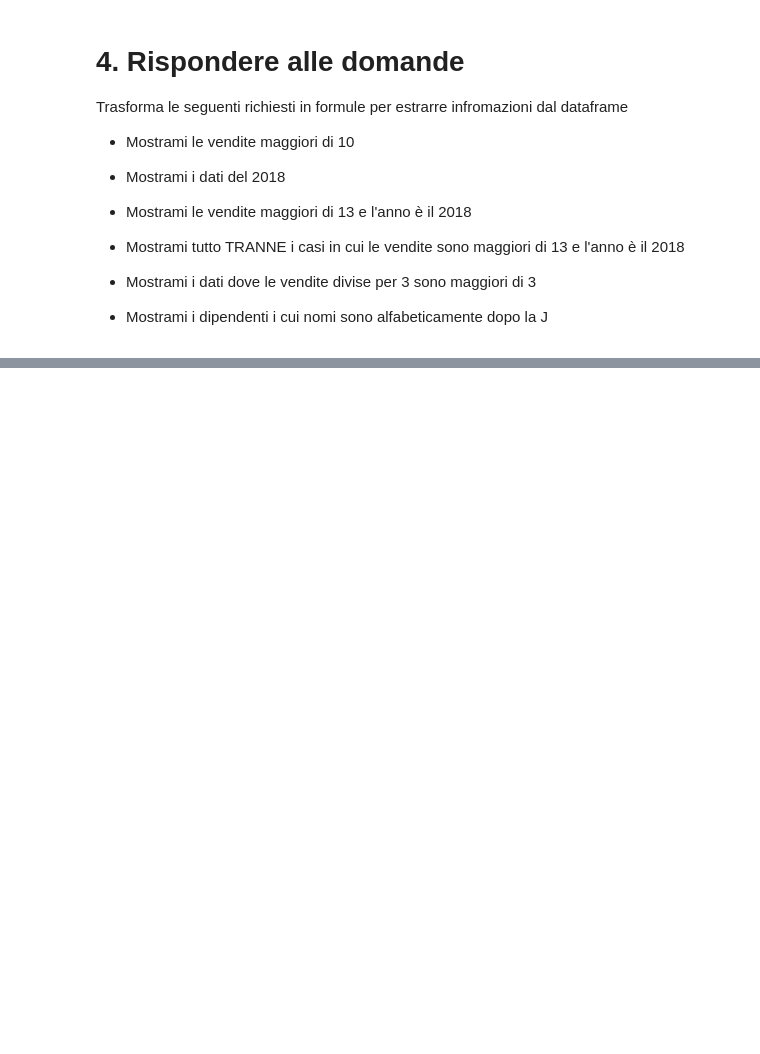
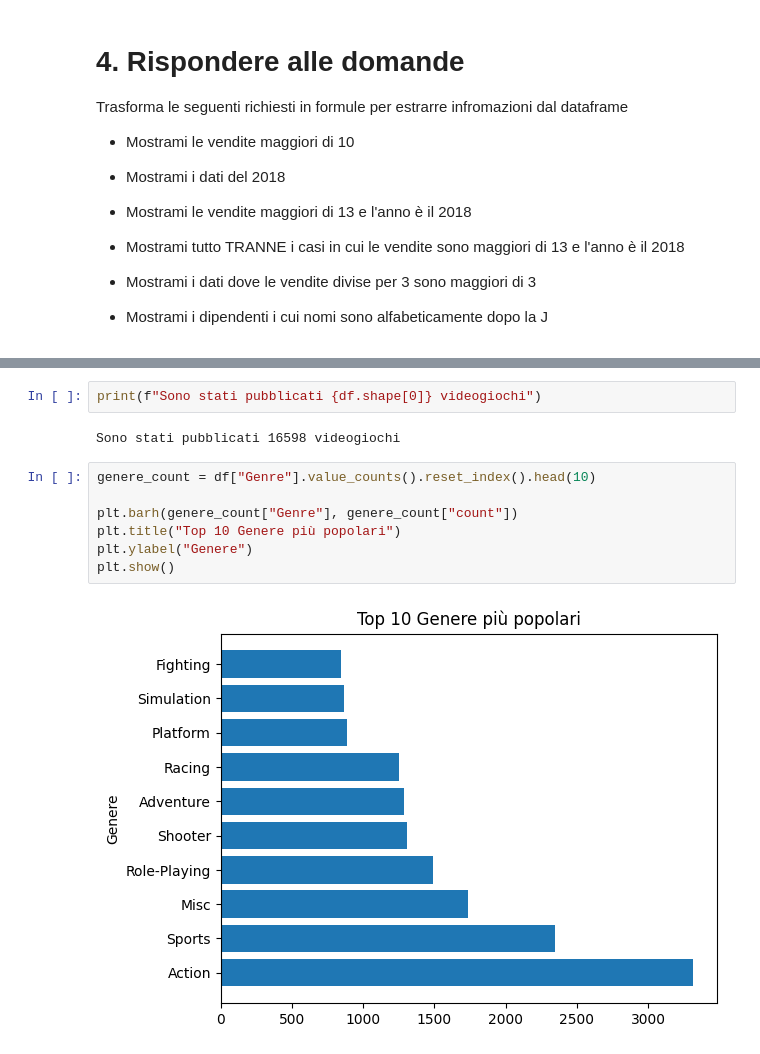
Before and after one commit to Loic166/ProgrammingLab2, a Jupyter notebook: 5_Esercizi_lez_5.ipynb, the cells around one changed output, grey strips where cells are left out. Drawn from its saved outputs; the diff is of its cells as text; blank space fills up the shorter version.

```diff
--- a/5_Esercizi_lez_5.ipynb
+++ b/5_Esercizi_lez_5.ipynb
@@ -57,3 +124,16 @@ df.head()
 | 2 | 3 | Mario Kart Wii | Wii | 2008.0 | Racing | Nintendo | 15.85 | 12.88 | 3.79 | 3.31 | ... |
 | 3 | 4 | Wii Sports Resort | Wii | 2009.0 | Sports | Nintendo | 15.75 | 11.01 | 3.28 | 2.96 | ... |
 | 4 | 5 | Pokemon Red/Pokemon Blue | GB | 1996.0 | Role-Playing | Nintendo | 11.27 | 8.89 | 10.22 | 1.00 | ... |
+# %%
+print(f"Sono stati pubblicati {df.shape[0]} videogiochi")
+# %% [output]
+Sono stati pubblicati 16598 videogiochi
+# %%
+genere_count = df["Genre"].value_counts().reset_index().head(10)
+
+plt.barh(genere_count["Genre"], genere_count["count"])
+plt.title("Top 10 Genere più popolari")
+plt.ylabel("Genere")
+plt.show()
+# %% [output]
+[figure, added]
```
Also changed, not shown: parts of 9 cells of this notebook.
